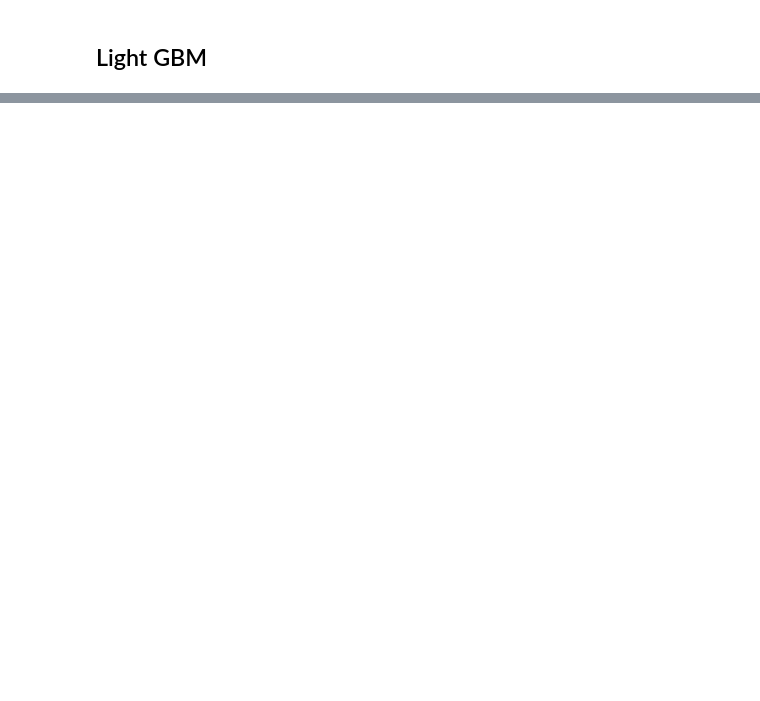
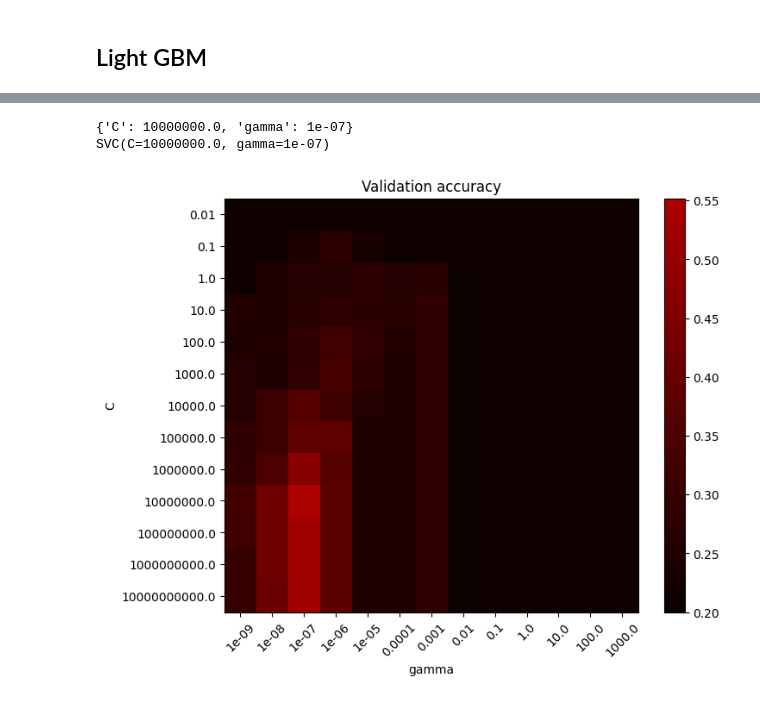
Before and after one commit to florian-guily/data_challenge_telecom, a Jupyter notebook: data_challenge.ipynb, the cells around one changed output, grey strips where cells are left out. Drawn from its saved outputs; the diff is of its cells as text; code cells hidden in the pictures; blank space fills up the shorter version.

```diff
--- a/data_challenge.ipynb
+++ b/data_challenge.ipynb
@@ -481,0 +984,10 @@ create_submission(model_lgbm, df_features_test, info_test)
+# %%
+# defining parameter range
+C_range = np.logspace(-2, 10, 13)
+gamma_range = np.logspace(-9, 3, 13)
+param_grid = dict(gamma=gamma_range, C=C_range)
+# %%
+grid = GridSearchCV(svm.SVC(), param_grid, refit = True, verbose = 3)
+
+# fitting the model for grid search
+grid.fit(X_train, y_train)
@@ -481,0 +1018,42 @@ create_submission(model_lgbm, df_features_test, info_test)
+# %%
+
+# print best parameter after tuning
+print(grid.best_params_)
+
+# print how our model looks after hyper-parameter tuning
+print(grid.best_estimator_)
+# %% [output]
+{'C': 10000000.0, 'gamma': 1e-07}
+SVC(C=10000000.0, gamma=1e-07)
+# %%
+scores = grid.cv_results_["mean_test_score"].reshape(len(C_range), len(gamma_range))
+# %%
+from matplotlib.colors import Normalize
+
+
+class MidpointNormalize(Normalize):
+    def __init__(self, vmin=None, vmax=None, midpoint=None, clip=False):
+        self.midpoint = midpoint
+        Normalize.__init__(self, vmin, vmax, clip)
+
+    def __call__(self, value, clip=None):
+        x, y = [self.vmin, self.midpoint, self.vmax], [0, 0.5, 1]
+        return np.ma.masked_array(np.interp(value, x, y))
+# %%
+plt.figure(figsize=(8, 6))
+plt.subplots_adjust(left=0.2, right=0.95, bottom=0.15, top=0.95)
+plt.imshow(
+    scores,
+    interpolation="nearest",
+    cmap=plt.cm.hot,
+    norm=MidpointNormalize(vmin=0.2, midpoint=0.92),
+)
+plt.xlabel("gamma")
+plt.ylabel("C")
+plt.colorbar()
+plt.xticks(np.arange(len(gamma_range)), gamma_range, rotation=45)
+plt.yticks(np.arange(len(C_range)), C_range)
+plt.title("Validation accuracy")
+plt.show()
+# %% [output]
+[figure, added]
```
Also changed, not shown: parts of 47 cells of this notebook, 5 other files.
